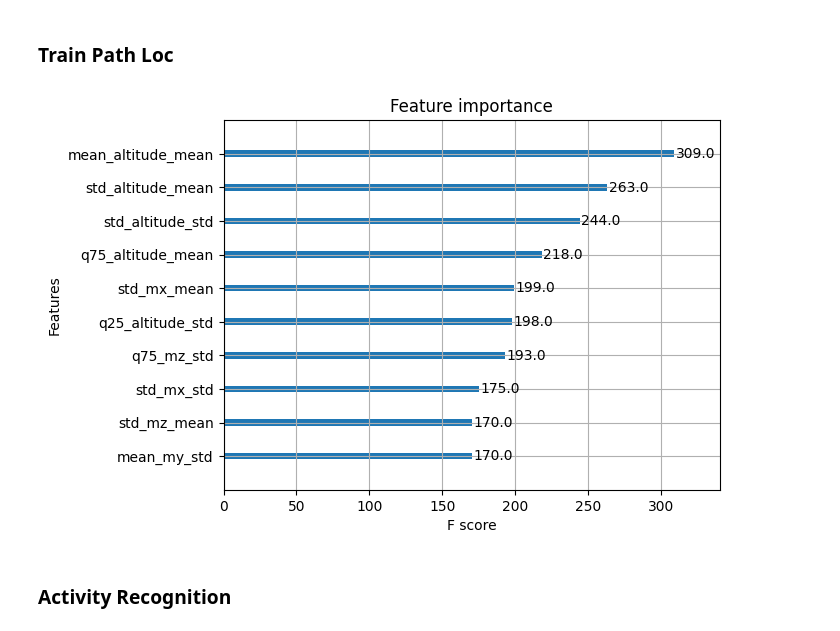
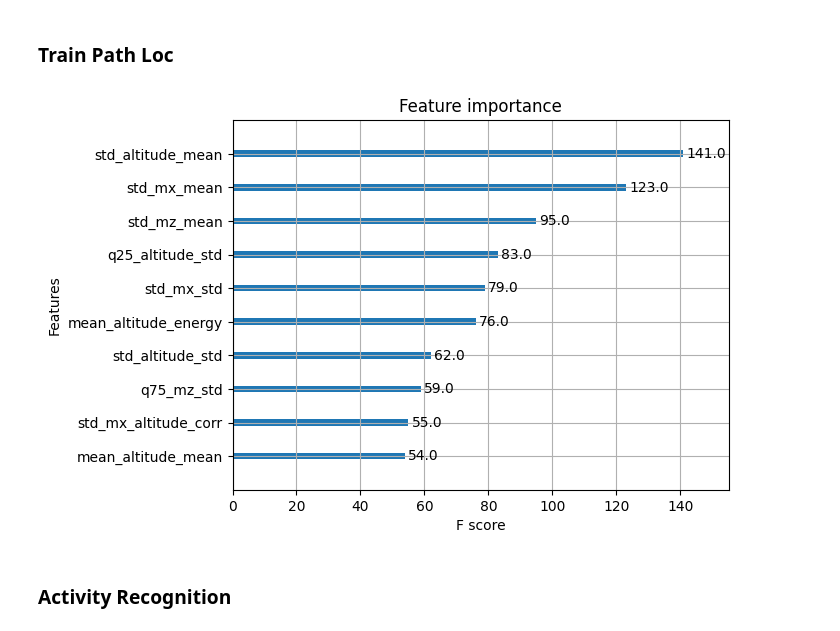
Before and after one commit to vstrozzi/mhealth2024, a Jupyter notebook: submission_template.ipynb, the cells around one changed output. Cells and saved outputs as stored; diff of their text form; code cells hidden in the pictures.

```diff
--- a/submission_template.ipynb
+++ b/submission_template.ipynb
@@ -153,6 +155,7 @@ SENSOR_DIFF_SAMPLE_RATE = ["mx", "my", "mz", "altitude"]
 MEASURES = ["mean", "std", "energy", "max_freq"]
 SENSOR_CORR = ["ax", "ay", "az", "gx", "gy", "gz", "mx", "my", "mz", "altitude"]
 METRICS = ["ax", "ay", "az", "gx", "gy", "gz", "mx", "my", "mz", "altitude", "Steps", "StepsWindow"]
+MAX_LENGTH = 919.935
 
 # Extend length of a sensor with lower sample rate to a higher by copying values
 def extend_length_sensor(recording, sensor):
@@ -340,6 +343,40 @@ def drop_low_corr(df, corr_mean_treshold  = 0.01, corr_std_treshold = 0.25):
             low_corr_feats.append(corr_col)
 
     return df, low_corr_feats
+# %%
+# Extend the df to have at least max_window elements per sample, where the padding is with 0
+def extend_df_windows(df, data_every = 30, wind_length_s = 60, wind_overlap_per = 0.5):
+    wind_step = wind_length_s*wind_overlap_per
+    max_window = int((MAX_LENGTH)//wind_step)
+
+    # Create max_window consecutive rows
+    df['g'] = df.groupby('Sample').cumcount()
+    mux = pd.MultiIndex.from_product([df['Sample'].unique(), range(max_window)], names=('Sample','g'))
+
+    df = (df.set_index(['Sample','g'])
+        .reindex(mux, fill_value=0)
+        .reset_index(level=1, drop=True)
+        .reset_index())
+
+
+    # Reduce number of rows by
+    rol = max_window//data_every
+
+    df_label = df[["Sample"]].iloc[rol - 1::rol, :]
+    df = df.drop(["Sample"], axis=1).rolling(rol).mean()
+
+    df = df.iloc[rol - 1::rol, :]
+
+    df = pd.concat([df_label, df], axis = 1).reset_index(drop=True)
+
+    # Group every max_window rows
+    s = df.groupby(['Sample']).cumcount()
+
+    df1 = df.set_index(['Sample', s]).unstack().sort_index(level=1, axis=1)
+    df1.columns = [f'{x}{y}' for x, y in df1.columns]
+    df1 = df1.reset_index()
+
+    return df1
 # %% [markdown]
 # Train the models, you can skip this part and go directly to the next session
 # %%
@@ -374,7 +411,7 @@ features_train_remove = ["Frequency", "path_idx", "watch_loc", "Length", "Steps"
 features_watch_remove = ["altitude", "Steps", "StepsWindow", "mx", "my", "mz"]
 features_activ_remove = ["altitude", "mx", "my", "mz"]
 
-features_path_remove = ["StepsWindow", "ax", "ay", "az", "gx", "gy", "gz"]
+features_path_remove = ["ax", "ay", "az", "gx", "gy", "gz"]
 measures_drop_path = ["energy", "max_freq"]
 # %% [markdown]
 ### Train Watch loc
@@ -414,33 +451,34 @@ pickle.dump(clf_watch, open(file_name, "wb"))
 # %%
 # Get labels
 labels = df.groupby('Sample').max()[["path_idx"]]
 steps = df.groupby('Sample').max()[["Steps"]]
 
 df_filt = df.drop(features_train_remove, axis=1)
 # Remove not highly correlated features
 df_filt, low_cor_features = drop_low_corr(df_filt)
 
 # Remove features which seems not useful for path loc
 df_filt = drop_features(df_filt, features_path_remove, features_path_remove, measures_drop_path)
+# df_features_samples = features_per_sample(df_filt)
+df_features_samples = extend_df_windows(df_filt).set_index("Sample")
 
-df_features_samples = features_per_sample(df_filt)
 df_final =  pd.concat([df_features_samples, labels[['path_idx']], steps[["Steps"]]], axis=1)
 train = df_final.reset_index(drop=True)
 
 X_train = train.drop(['path_idx'], axis =1)
 y_train = train[['path_idx']]
 
 clf_path = xgb.XGBClassifier(n_estimators=1000)
 clf_path.fit(X_train, y_train)
 
 xgb.plot_importance(clf_path, max_num_features=10)
 
 file_name = "clf_path.pkl"
 
 # save
 pickle.dump(clf_path, open(file_name, "wb"))
 # %% [output]
-[figure, old version]
+[figure, new version]
 # %% [markdown]
 ### Activity Recognition
 # %%
```
Also changed, not shown: parts of 4 cells of this notebook, 3 other files.
